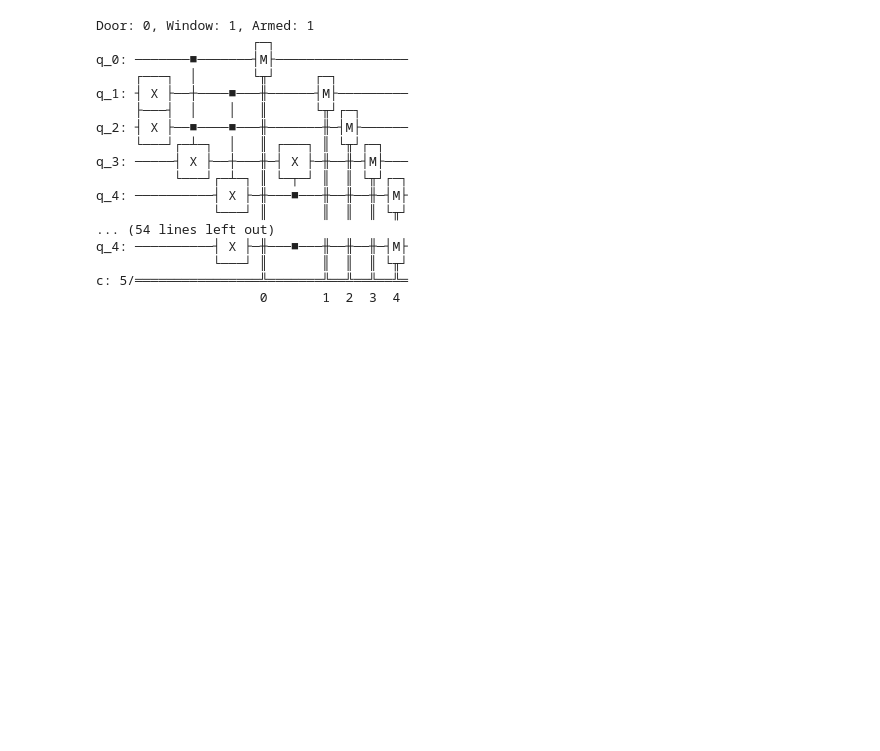
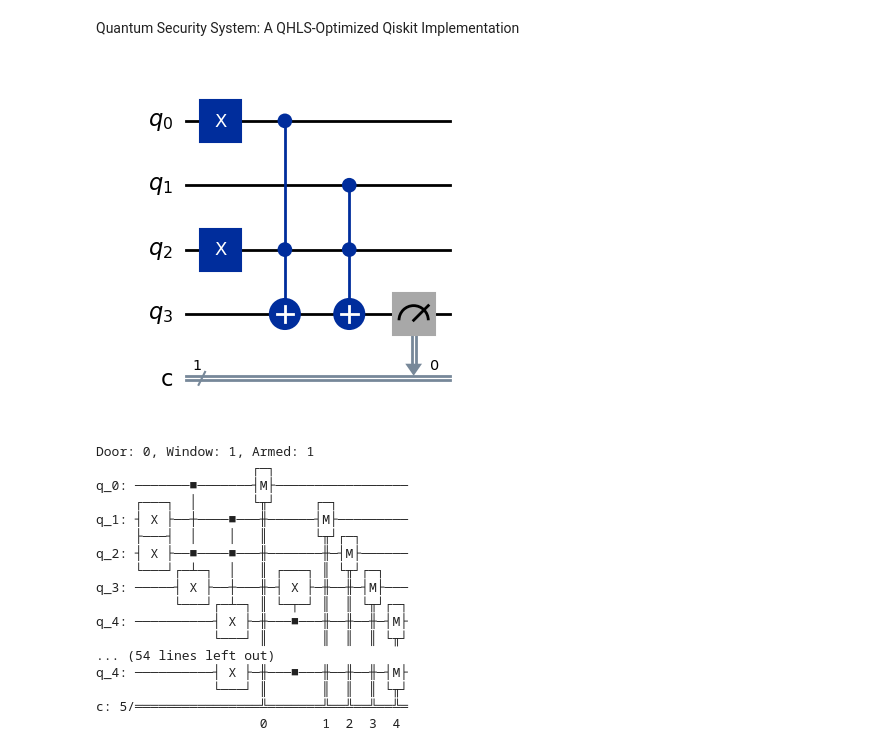
Before and after one commit to Vrishant/Quantum-Alarm, a Jupyter notebook: project.ipynb, the cells around one changed output. Saved outputs shown, nothing was run; the diff lists cells and outputs as text; code cells hidden in the pictures; blank space fills up the shorter version.

```diff
--- a/project.ipynb
+++ b/project.ipynb
@@ -1,3 +1,19 @@
+# %% [markdown]
+Quantum Security System: A QHLS-Optimized Qiskit Implementation
+# %%
+from qiskit import QuantumCircuit
+import matplotlib.pyplot as plt
+circuit = QuantumCircuit(4, 1)
+circuit.x(0)
+circuit.x(2)
+circuit.ccx(0, 2, 3)
+circuit.ccx(1, 2, 3)
+circuit.measure(3, 0)
+%matplotlib inline
+circuit.draw(output='mpl')
+plt.show()
+# %% [output]
+[figure, added]
 # %%
 from qiskit import QuantumCircuit, transpile
 from qiskit.visualization import plot_histogram
```
Also changed, not shown: 1 other file.
